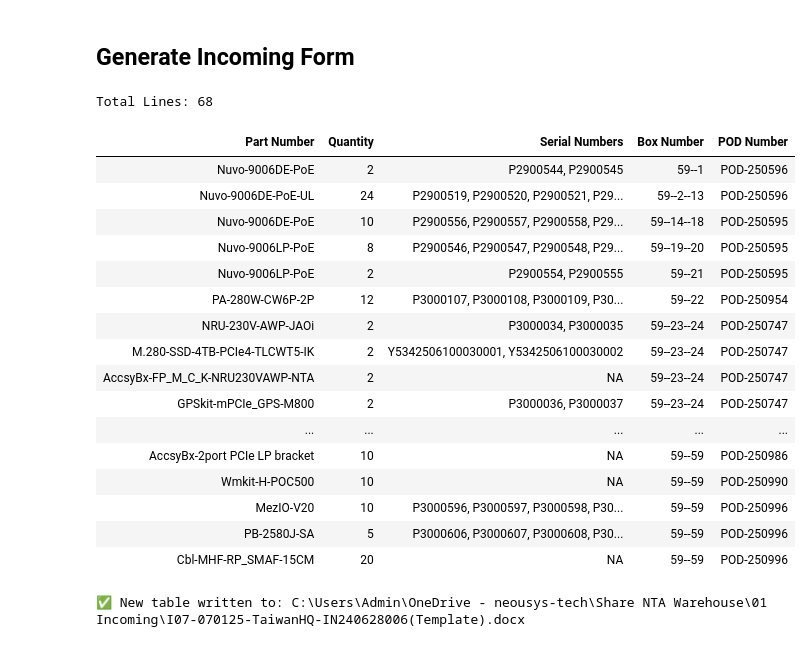
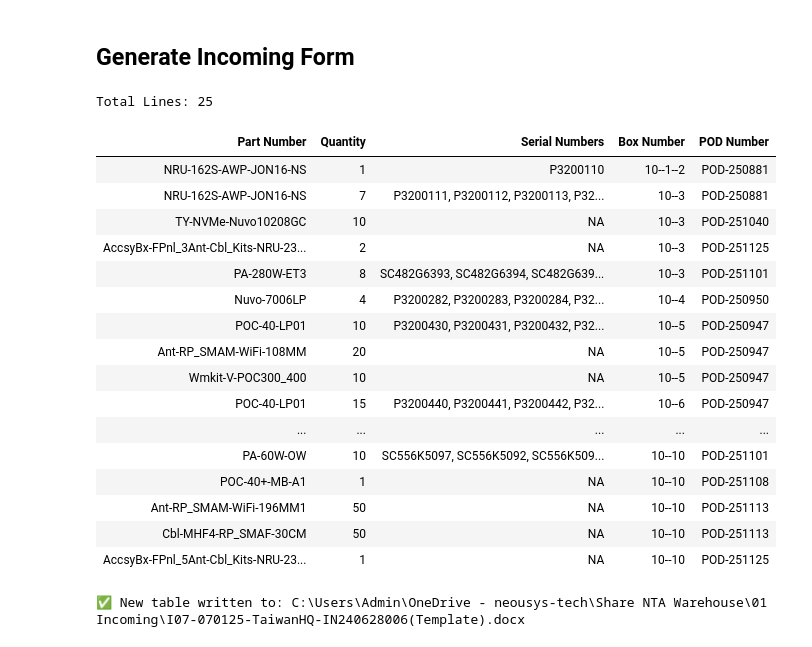
Before and after one commit to playoung2818/Receiving_Automate, a Jupyter notebook: Receiving Process.ipynb, the cells around one changed output. Saved outputs shown, nothing was run; the diff lists cells and outputs as text; code cells hidden in the pictures.

```diff
--- a/Receiving Process.ipynb
+++ b/Receiving Process.ipynb
@@ -381,7 +591,7 @@ class ReceivingLog(db.Model):
 
 # Query the database inside the app context
 with app.app_context():
-    rows = ReceivingLog.query.filter_by(invoice_number='IN250728003').all()
+    rows = ReceivingLog.query.filter_by(invoice_number='IN250813004').all()
 
     df = pd.DataFrame([{
         "Part Number": r.part_number,
@@ -408,50 +618,50 @@ grp = (
     .reset_index(drop=True)
 )
 
 # Step 2: Build a serial number map per group (ignore exact duplicates, but keep 'NA')
 serial_map = (
     df.groupby(["Box Number", "Part Number", "POD Number"])["Serial Number"]
     .apply(lambda x: ", ".join(x.astype(str).dropna().unique()))
     .reset_index()
     .rename(columns={"Serial Number": "Serial Numbers"})
 )
 
 # Step 3: Merge serial numbers into the main grouped result
 grp_with_serials = grp.merge(
     serial_map,
     on=["Box Number", "Part Number", "POD Number"],
     how="left"
 )
 
 # Step 4: Reorder columns (optional)
 grp_with_serials = grp_with_serials[
     ["Part Number", "Quantity", "Serial Numbers", "Box Number", "POD Number"]
 ]
 
 print(f'Total Lines:', len(grp_with_serials))
 
 # Step 5: Display in Jupyter notebook
 from IPython.display import display, HTML
 display(HTML(grp_with_serials.to_html(index=False)))
 # %% [output]
-Total Lines: 68
+Total Lines: 25
 | Part Number | Quantity | Serial Numbers | Box Number | POD Number |
-| Nuvo-9006DE-PoE | 2 | P2900544, P2900545 | 59--1 | POD-250596 |
-| Nuvo-9006DE-PoE-UL | 24 | P2900519, P2900520, P2900521, P29... | 59--2--13 | POD-250596 |
-| Nuvo-9006DE-PoE | 10 | P2900556, P2900557, P2900558, P29... | 59--14--18 | POD-250595 |
-| Nuvo-9006LP-PoE | 8 | P2900546, P2900547, P2900548, P29... | 59--19--20 | POD-250595 |
-| Nuvo-9006LP-PoE | 2 | P2900554, P2900555 | 59--21 | POD-250595 |
-| PA-280W-CW6P-2P | 12 | P3000107, P3000108, P3000109, P30... | 59--22 | POD-250954 |
-| NRU-230V-AWP-JAOi | 2 | P3000034, P3000035 | 59--23--24 | POD-250747 |
-| M.280-SSD-4TB-PCIe4-TLCWT5-IK | 2 | Y5342506100030001, Y5342506100030002 | 59--23--24 | POD-250747 |
-| AccsyBx-FP_M_C_K-NRU230VAWP-NTA | 2 | NA | 59--23--24 | POD-250747 |
-| GPSkit-mPCIe_GPS-M800 | 2 | P3000036, P3000037 | 59--23--24 | POD-250747 |
+| NRU-162S-AWP-JON16-NS | 1 | P3200110 | 10--1--2 | POD-250881 |
+| NRU-162S-AWP-JON16-NS | 7 | P3200111, P3200112, P3200113, P32... | 10--3 | POD-250881 |
+| TY-NVMe-Nuvo10208GC | 10 | NA | 10--3 | POD-251040 |
+| AccsyBx-FPnl_3Ant-Cbl_Kits-NRU-23... | 2 | NA | 10--3 | POD-251125 |
+| PA-280W-ET3 | 8 | SC482G6393, SC482G6394, SC482G639... | 10--3 | POD-251101 |
+| Nuvo-7006LP | 4 | P3200282, P3200283, P3200284, P32... | 10--4 | POD-250950 |
+| POC-40-LP01 | 10 | P3200430, P3200431, P3200432, P32... | 10--5 | POD-250947 |
+| Ant-RP_SMAM-WiFi-108MM | 20 | NA | 10--5 | POD-250947 |
+| Wmkit-V-POC300_400 | 10 | NA | 10--5 | POD-250947 |
+| POC-40-LP01 | 15 | P3200440, P3200441, P3200442, P32... | 10--6 | POD-250947 |
 | ... | ... | ... | ... | ... |
-| AccsyBx-2port PCIe LP bracket | 10 | NA | 59--59 | POD-250986 |
-| Wmkit-H-POC500 | 10 | NA | 59--59 | POD-250990 |
-| MezIO-V20 | 10 | P3000596, P3000597, P3000598, P30... | 59--59 | POD-250996 |
-| PB-2580J-SA | 5 | P3000606, P3000607, P3000608, P30... | 59--59 | POD-250996 |
-| Cbl-MHF-RP_SMAF-15CM | 20 | NA | 59--59 | POD-250996 |
+| PA-60W-OW | 10 | SC556K5097, SC556K5092, SC556K509... | 10--10 | POD-251101 |
+| POC-40+-MB-A1 | 1 | NA | 10--10 | POD-251108 |
+| Ant-RP_SMAM-WiFi-196MM1 | 50 | NA | 10--10 | POD-251113 |
+| Cbl-MHF4-RP_SMAF-30CM | 50 | NA | 10--10 | POD-251113 |
+| AccsyBx-FPnl_5Ant-Cbl_Kits-NRU-23... | 1 | NA | 10--10 | POD-251125 |
 # %%
 from docx import Document
 
```
Also changed, not shown: parts of 7 cells of this notebook.
